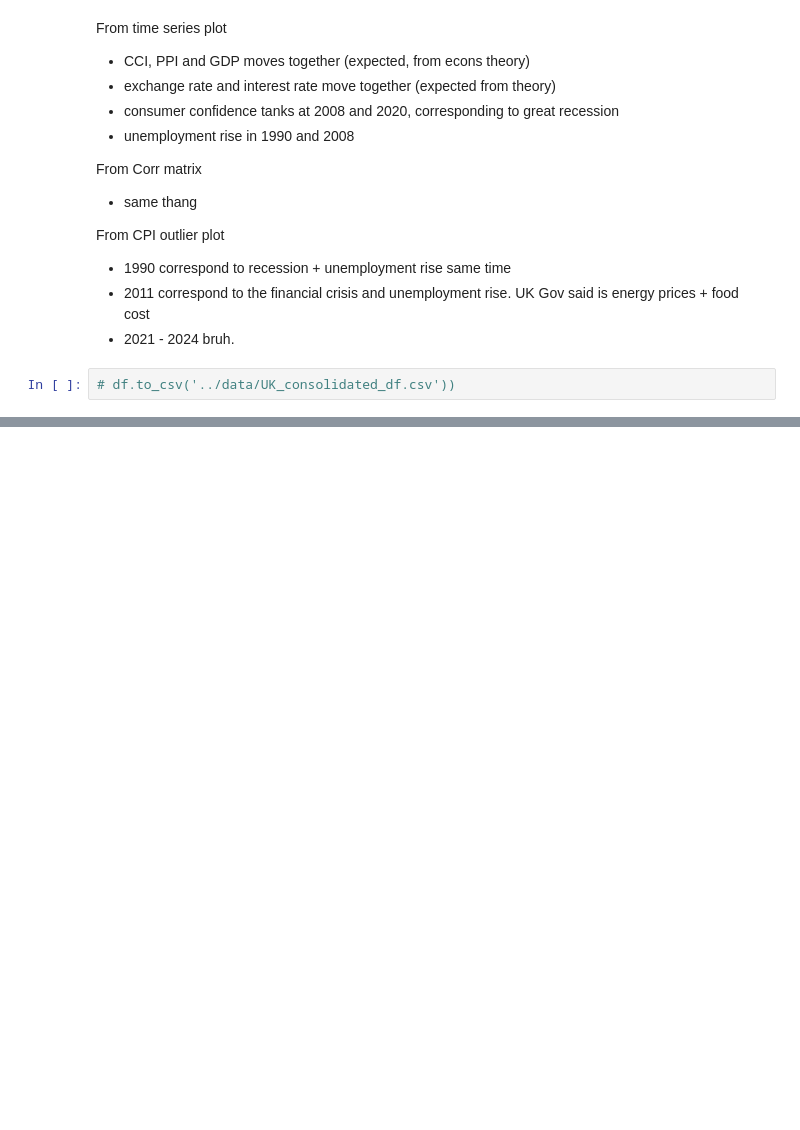
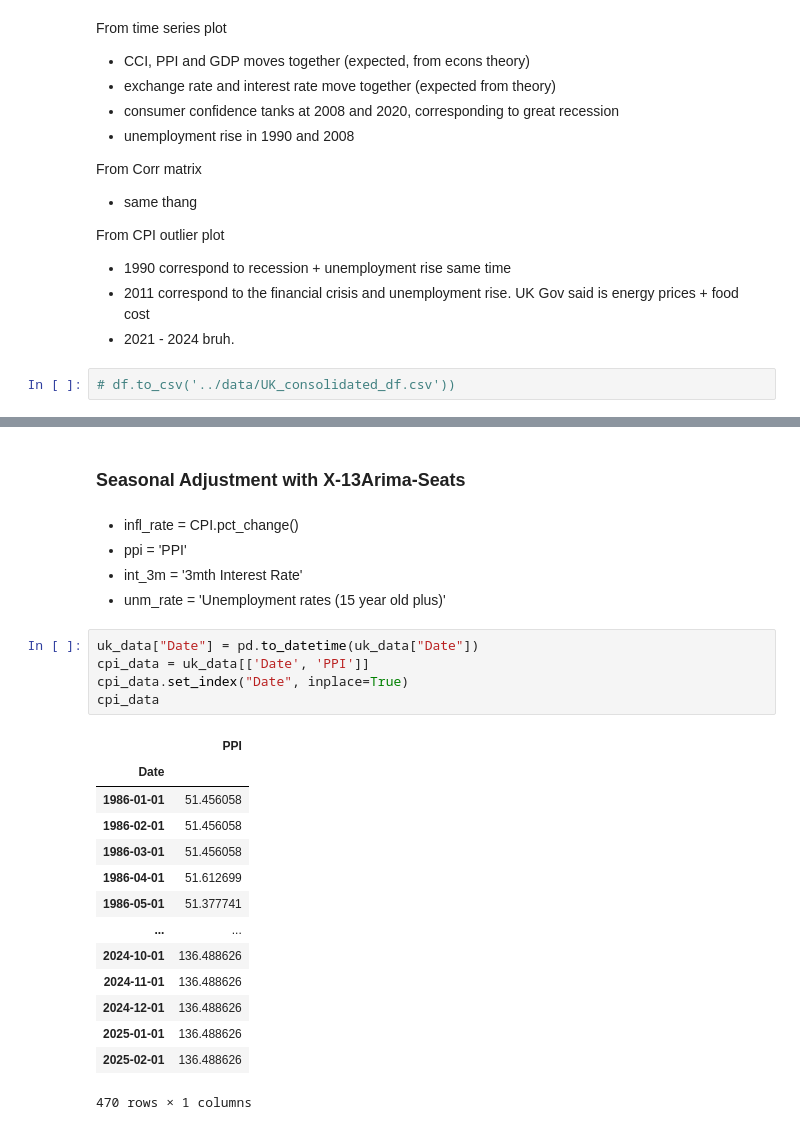
Before and after one commit to willafred/fe5213-cpi-forecasting, a Jupyter notebook: scripts/data_cleaning.ipynb, the cells around one changed output, grey strips where cells are left out. Saved outputs shown, nothing was run; the diff lists cells and outputs as text; blank space fills up the shorter version.

```diff
--- a/scripts/data_cleaning.ipynb
+++ b/scripts/data_cleaning.ipynb
@@ -417,0 +471,27 @@ From CPI outlier plot
+# %% [markdown]
+### Seasonal Adjustment with X-13Arima-Seats
+# %% [markdown]
+- infl_rate = CPI.pct_change()
+- ppi = 'PPI'
+- int_3m = '3mth Interest Rate'
+- unm_rate = 'Unemployment rates (15 year old plus)'
+# %%
+uk_data["Date"] = pd.to_datetime(uk_data["Date"])
+cpi_data = uk_data[['Date', 'PPI']]
+cpi_data.set_index("Date", inplace=True)
+cpi_data
+# %% [output]
+|  | PPI |
+| Date |  |
+| 1986-01-01 | 51.456058 |
+| 1986-02-01 | 51.456058 |
+| 1986-03-01 | 51.456058 |
+| 1986-04-01 | 51.612699 |
+| 1986-05-01 | 51.377741 |
+| ... | ... |
+| 2024-10-01 | 136.488626 |
+| 2024-11-01 | 136.488626 |
+| 2024-12-01 | 136.488626 |
+| 2025-01-01 | 136.488626 |
+| 2025-02-01 | 136.488626 |
+470 rows × 1 columns
```
Also changed, not shown: parts of 9 cells of this notebook, 2 other files.
